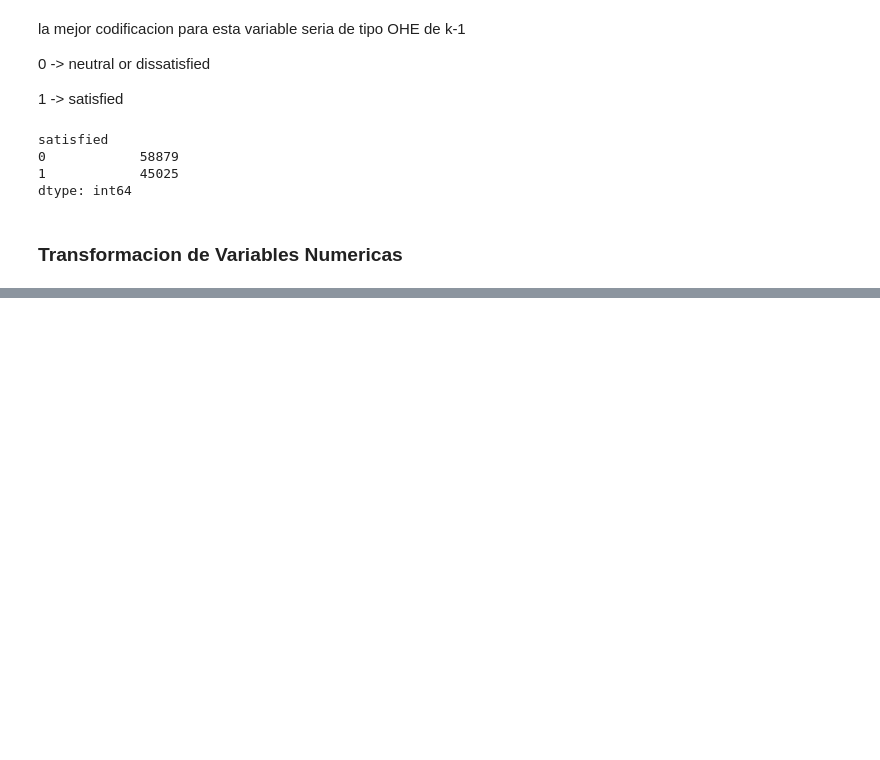
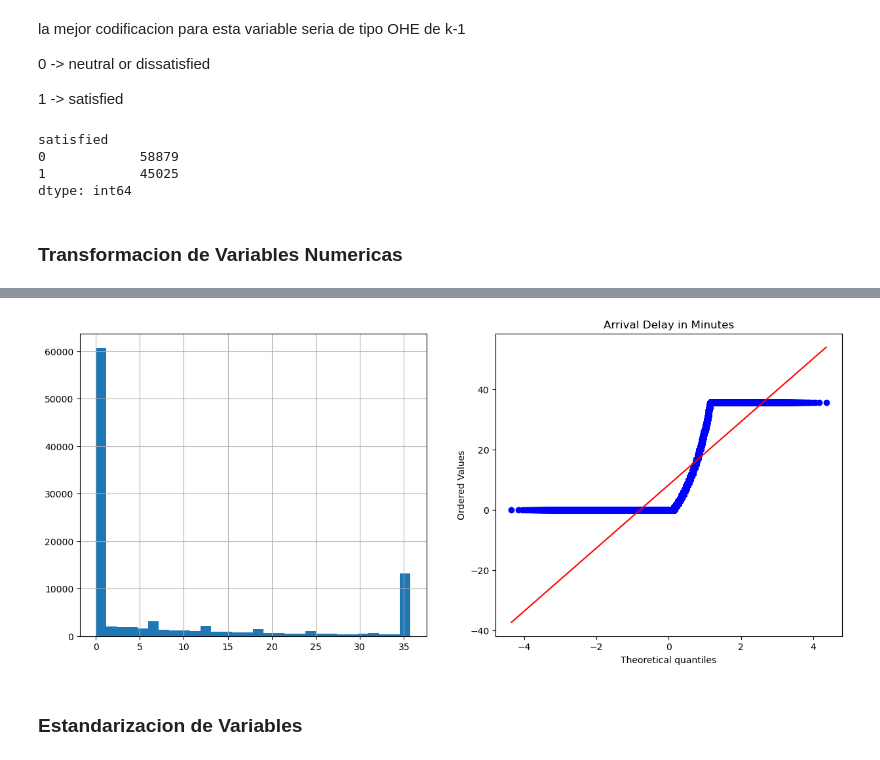
Before and after one commit to am23006810/StatisticalLearningI-ProyectoFinal, a Jupyter notebook: proyectofinal.ipynb, the cells around one changed output, grey strips where cells are left out. Cells and saved outputs as stored; diff of their text form; code cells hidden in the pictures; blank space fills up the shorter version.

```diff
--- a/proyectofinal.ipynb
+++ b/proyectofinal.ipynb
@@ -432,0 +471,10 @@ for col in X_train.columns:
+# %%
+LI, LS = detectOutliersLimits(X_train, 'Arrival Delay in Minutes')
+
+X_train['Arrival Delay in Minutes'] = np.where(X_train['Arrival Delay in Minutes']  > LS, LS,
+                                        np.where(X_train['Arrival Delay in Minutes']  < LI, LI,
+                                        X_train['Arrival Delay in Minutes'] ))
+
+X_test['Arrival Delay in Minutes'] =  np.where(X_test['Arrival Delay in Minutes']  > LS, LS,
+                                        np.where(X_test['Arrival Delay in Minutes']  < LI, LI,
+                                        X_test['Arrival Delay in Minutes'] ))
@@ -432,0 +492,6 @@ for col in X_train.columns:
+# %%
+plot_density_qq(X_train,'Arrival Delay in Minutes')
+# %% [output]
+[figure, added]
+# %% [markdown]
+### Estandarizacion de Variables
```
Also changed, not shown: parts of 13 cells of this notebook.
